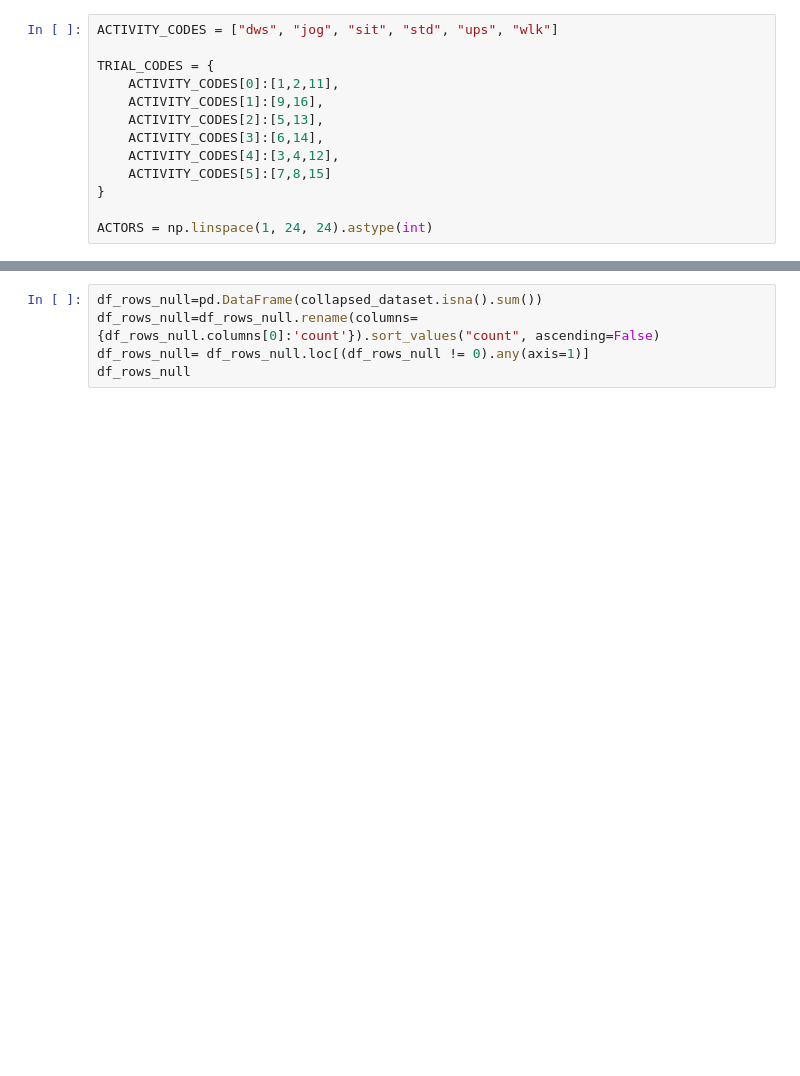
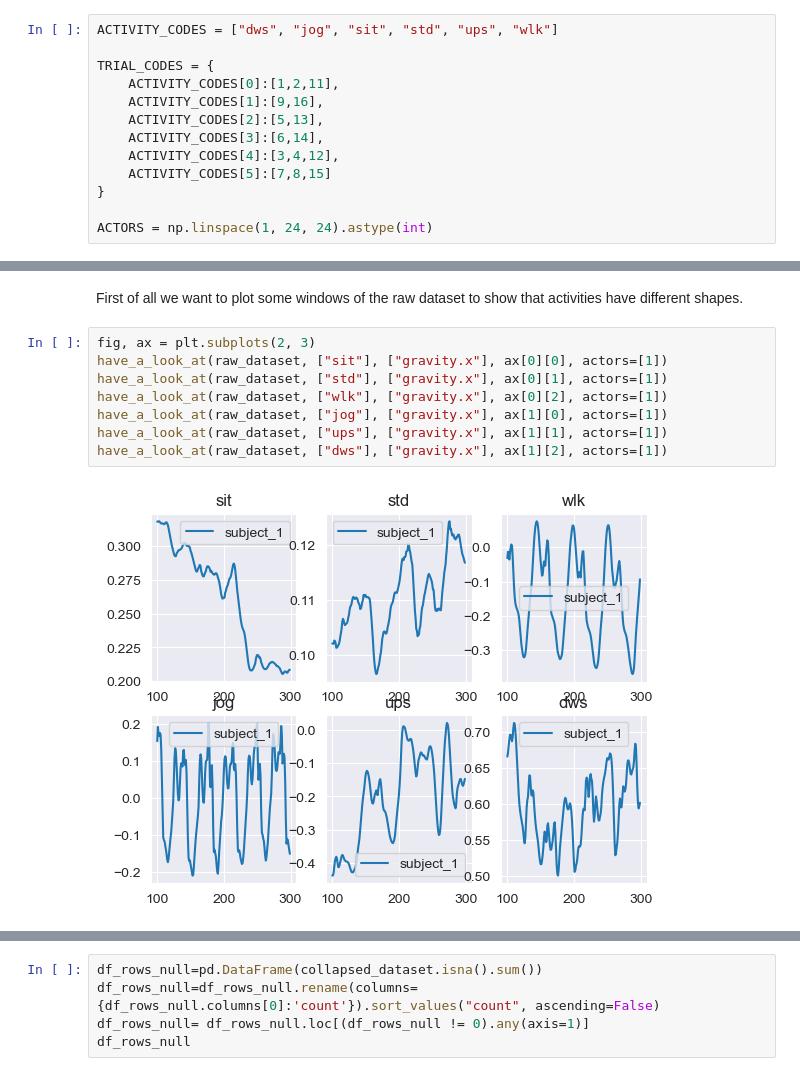
Before and after one commit to Sgazzirro/DataMiningFinale, a Jupyter notebook: LavorettiFinali/exploratory_data_analysis.ipynb, the cells around one changed output, grey strips where cells are left out. Cells and saved outputs as stored; diff of their text form; blank space fills up the shorter version.

```diff
--- a/LavorettiFinali/exploratory_data_analysis.ipynb
+++ b/LavorettiFinali/exploratory_data_analysis.ipynb
@@ -49,0 +33,12 @@ Processing file: A_DeviceMotion_data/wlk_15/sub_24.csv
+# %% [markdown]
+First of all we want to plot some windows of the raw dataset to show that activities have different shapes.
+# %%
+fig, ax = plt.subplots(2, 3)
+have_a_look_at(raw_dataset, ["sit"], ["gravity.x"], ax[0][0], actors=[1])
+have_a_look_at(raw_dataset, ["std"], ["gravity.x"], ax[0][1], actors=[1])
+have_a_look_at(raw_dataset, ["wlk"], ["gravity.x"], ax[0][2], actors=[1])
+have_a_look_at(raw_dataset, ["jog"], ["gravity.x"], ax[1][0], actors=[1])
+have_a_look_at(raw_dataset, ["ups"], ["gravity.x"], ax[1][1], actors=[1])
+have_a_look_at(raw_dataset, ["dws"], ["gravity.x"], ax[1][2], actors=[1])
+# %% [output]
+[figure, added]
```
Also changed, not shown: parts of 19 cells of this notebook, 5 other files.
